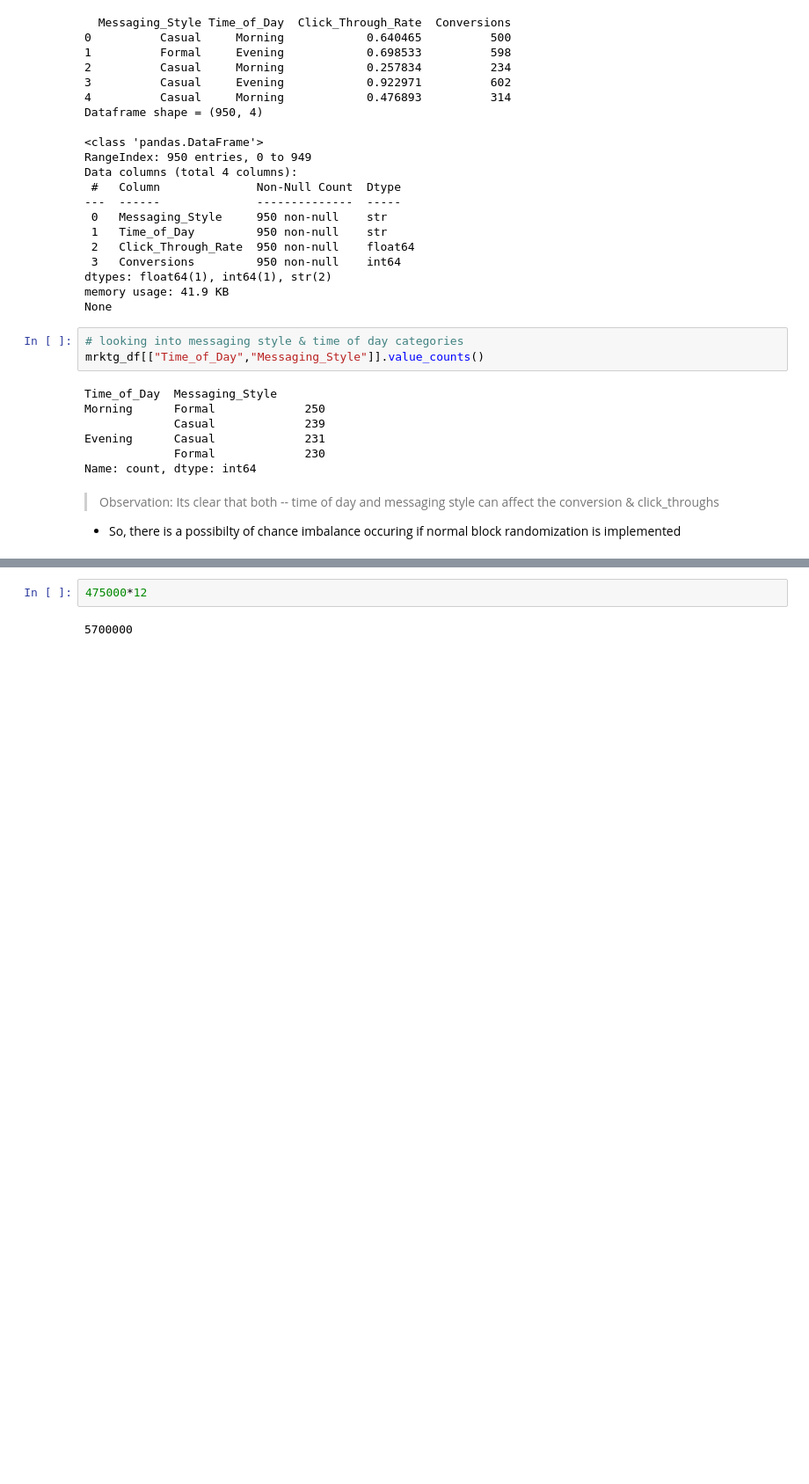
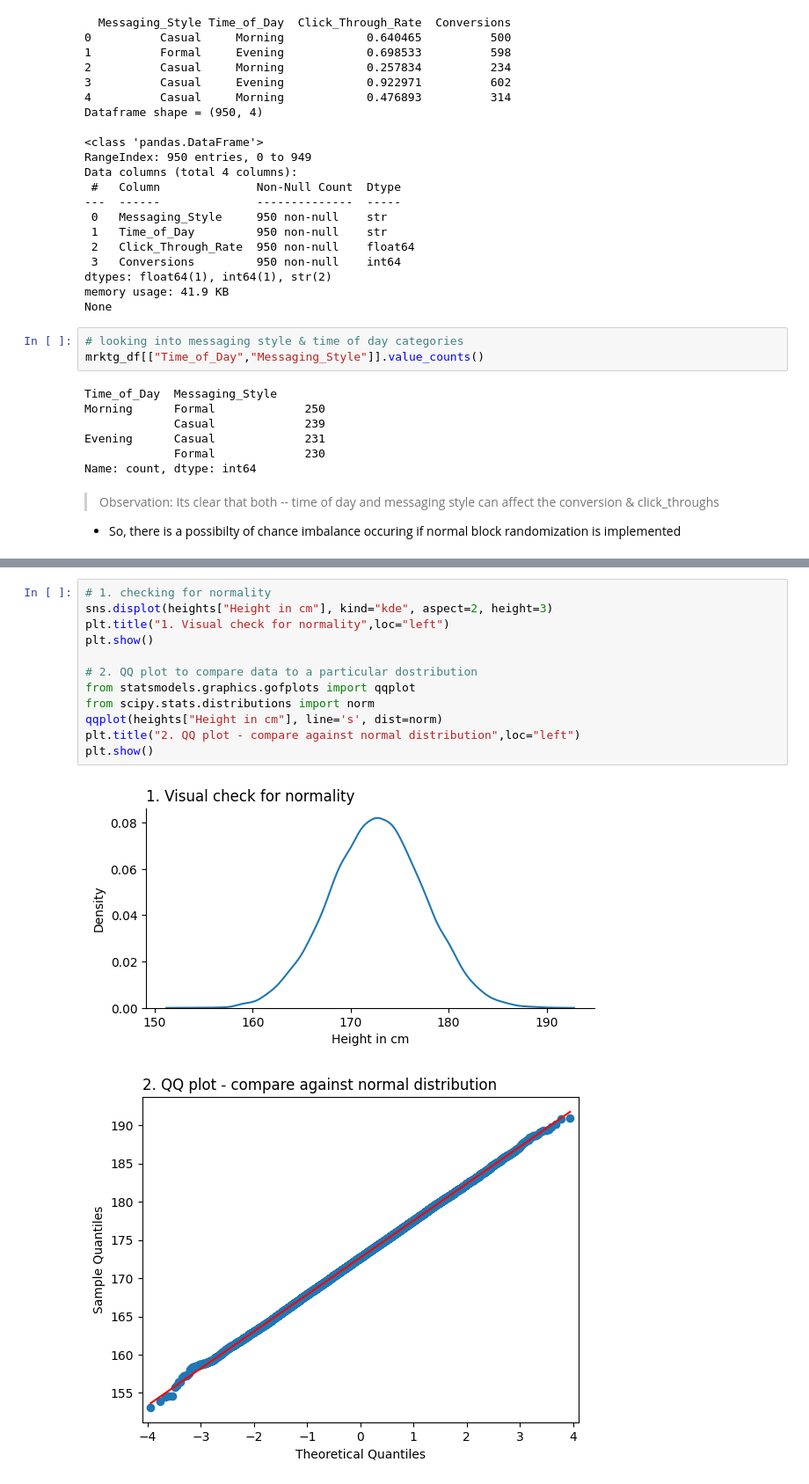
Before and after one commit to abhijeet-bhambere/python-ml-trail, a Jupyter notebook: experimental_design.ipynb, the cells around one changed output, grey strips where cells are left out. Shown at 88% size. Cells and saved outputs as stored; diff of their text form; blank space fills up the shorter version.

```diff
--- a/experimental_design.ipynb
+++ b/experimental_design.ipynb
@@ -366,4 +379,15 @@ ____
 # %%
-475000*12
+# 1. checking for normality
+sns.displot(heights["Height in cm"], kind="kde", aspect=2, height=3)
+plt.title("1. Visual check for normality",loc="left")
+plt.show()
+
+# 2. QQ plot to compare data to a particular dostribution
+from statsmodels.graphics.gofplots import qqplot
+from scipy.stats.distributions import norm
+qqplot(heights["Height in cm"], line='s', dist=norm)
+plt.title("2. QQ plot - compare against normal distribution",loc="left")
+plt.show()
 # %% [output]
-5700000
+[figure, added]
+[figure, added]
```
Also changed, not shown: parts of 36 cells of this notebook.
